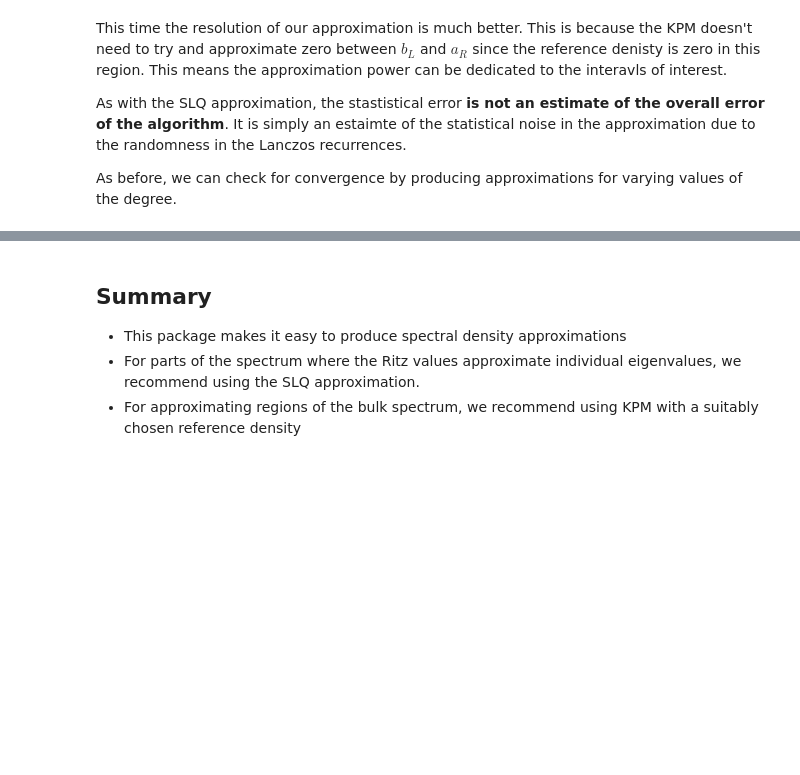
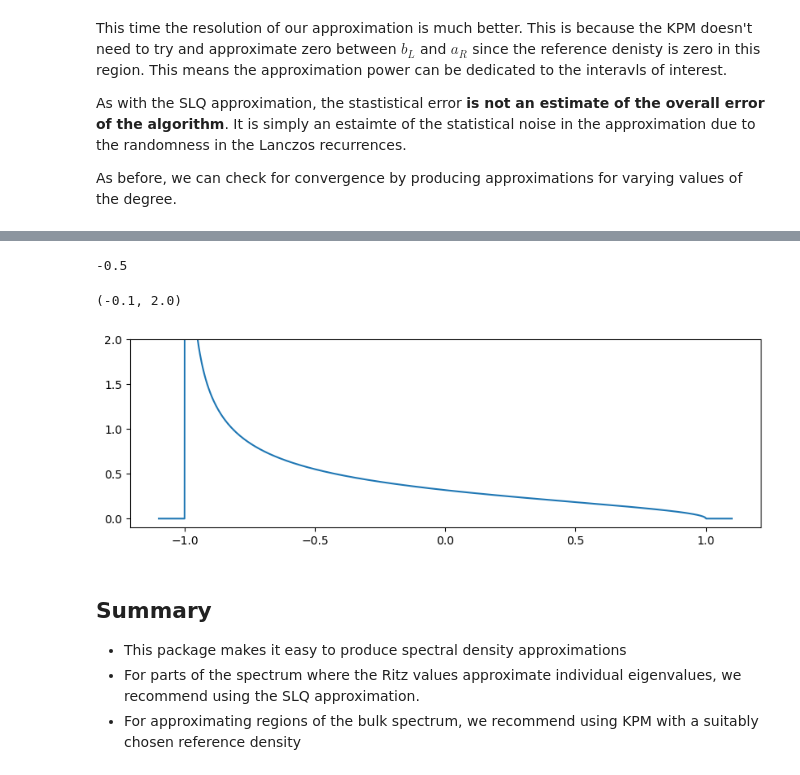
Before and after one commit to tchen-research/spectral_density, a Jupyter notebook: examples/example.ipynb, the cells around one changed output, grey strips where cells are left out. Drawn from its saved outputs; the diff is of its cells as text; code cells hidden in the pictures; blank space fills up the shorter version.

Commit message:
add Jacobi polynomials

```diff
--- a/examples/example.ipynb
+++ b/examples/example.ipynb
@@ -210,3 +241,14 @@ axs.plot(x,ρ_KPM(x,degree=2*k-10),lw=1)
+# %%
+σ = spec.get_jacobi_density(-1,1,.5,-.5)
+x = np.linspace(-1.1,1.1,1000)
+
+fig,axs = plt.subplots(1,1,figsize=(10,3))
+axs.plot(x,σ(x))
+axs.set_ylim(-.1,2)
+# %% [output]
+-0.5
+(-0.1, 2.0)
+[figure, added]
 # %% [markdown]
 ## Summary
 
```
Also changed, not shown: parts of 12 cells of this notebook, 1 other file.
